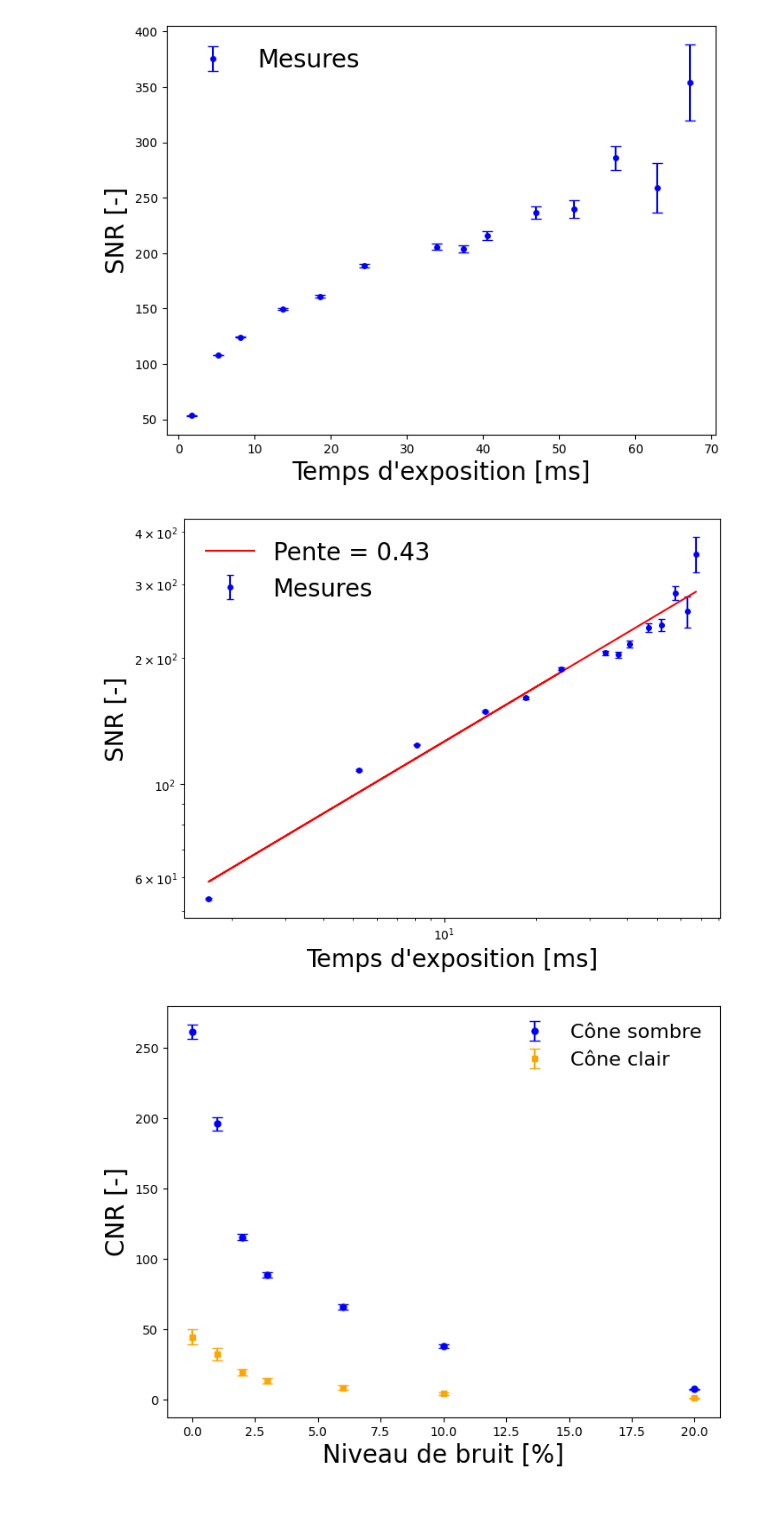
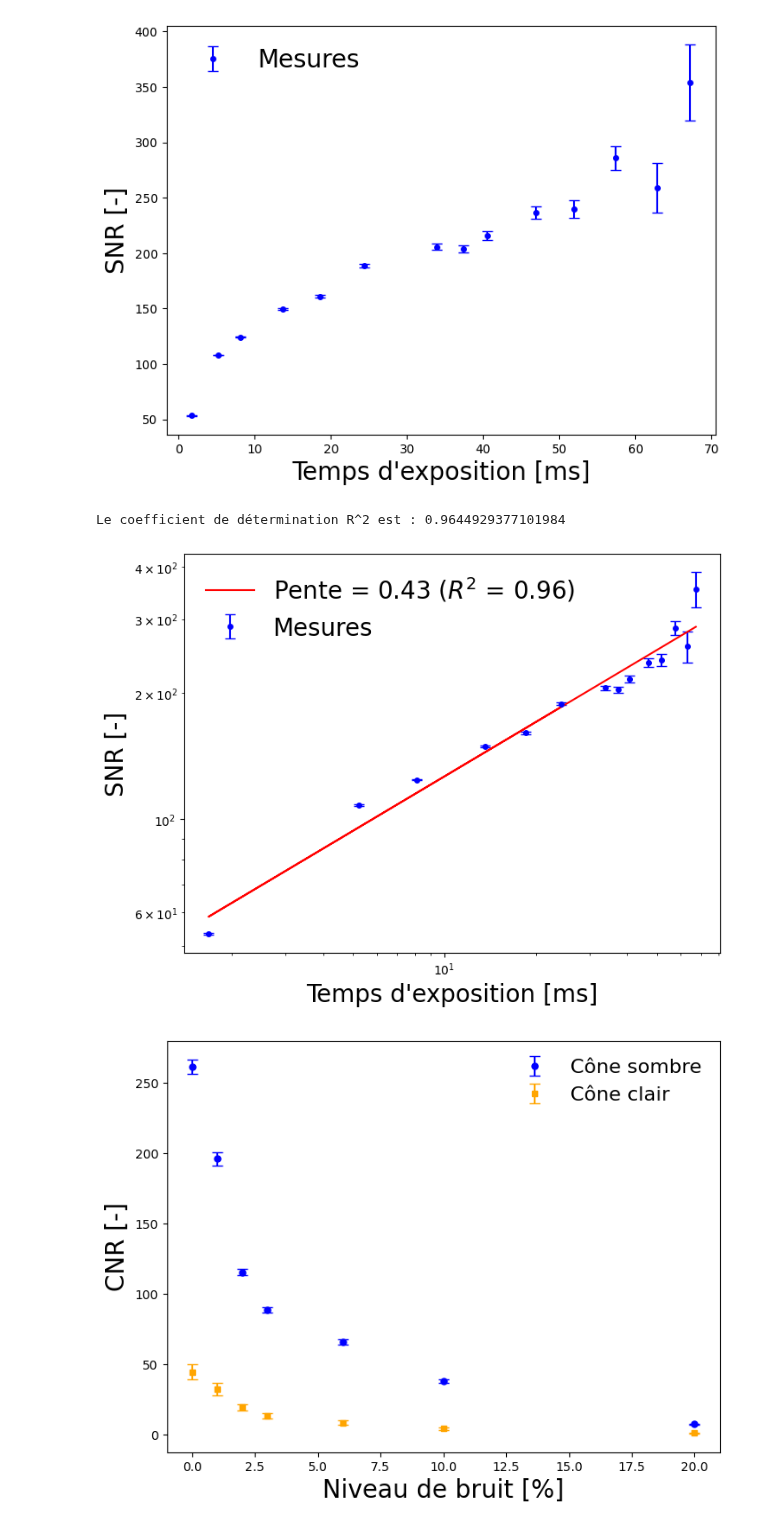
Before and after one commit to felixantoine1/labV_projet, a Jupyter notebook: analyse_partie3.ipynb, the cells around one changed output. Cells and saved outputs as stored; diff of their text form; code cells hidden in the pictures.

```diff
--- a/analyse_partie3.ipynb
+++ b/analyse_partie3.ipynb
@@ -126,29 +126,37 @@ plt.show()
 # %%
 import numpy as np
 from scipy.stats import linregress
 import matplotlib.pyplot as plt
 
 
+# Effectuer la régression linéaire
 slope, intercept, r_value, p_value, std_err = linregress(np.log(p3a_ms), np.log(snr))
+
+# Calcul du coefficient de détermination R^2
+r_squared = r_value**2
+
+# Imprimer le coefficient de détermination R^2
+print("Le coefficient de détermination R^2 est :", r_squared)
 
 # Calcul de l'intervalle de confiance
 n = len(p3a_ms)
 t_value = 2.262  # Correspond à un intervalle de confiance de 95% pour un échantillon de taille n-2
 conf_interval = t_value * std_err * np.sqrt(1/n + (np.log(p3a_ms) - np.mean(np.log(p3a_ms)))**2 / np.sum((np.log(p3a_ms) - np.mean(np.log(p3a_ms)))**2))
 
 # Tracer la régression linéaire sur le graphique log-log avec l'intervalle de confiance
 plt.figure(figsize=(8, 6))
-plt.errorbar(p3a_ms, snr, yerr=erreur_3a, color='blue', marker='o', markersize=4, capsize=3, linestyle='', label='Mesures')
-plt.plot(p3a_ms, np.exp(intercept) * (p3a_ms ** slope), color='red', label=f'Pente = {slope:0.2f}')
+plt.errorbar(p3a_ms, snr, yerr=erreur_3a, color='blue', marker='o', markersize=4, capsize=4, linestyle='', label='Mesures')
+plt.plot(p3a_ms, np.exp(intercept) * (p3a_ms ** slope), color='red', label=f'Pente = {slope:0.2f} ($R^2$ = {r_squared:.2f})')
 #plt.fill_between(p3a_ms, np.exp(np.log(np.exp(intercept) * (p3a_ms ** slope)) - conf_interval), np.exp(np.log(np.exp(intercept) * (p3a_ms ** slope)) + conf_interval), color='gray', alpha=0.2)
 plt.xlabel("Temps d'exposition [ms]", fontsize=20)
 plt.ylabel("SNR [-]", fontsize=20)
 plt.xscale('log')
 plt.yscale('log')
 plt.legend(frameon=False, fontsize=20)
 plt.show()
 # %% [output]
+Le coefficient de détermination R^2 est : 0.9644929377101984
-[figure, old version]
+[figure, new version]
 # %%
 # Calcul CNR et propagation données
 delta_a_clair = [0.0191,0.0218,0.0176,0.0223,0.0364,0.0567,0.0452]
```
Also changed, not shown: 2 other files.
